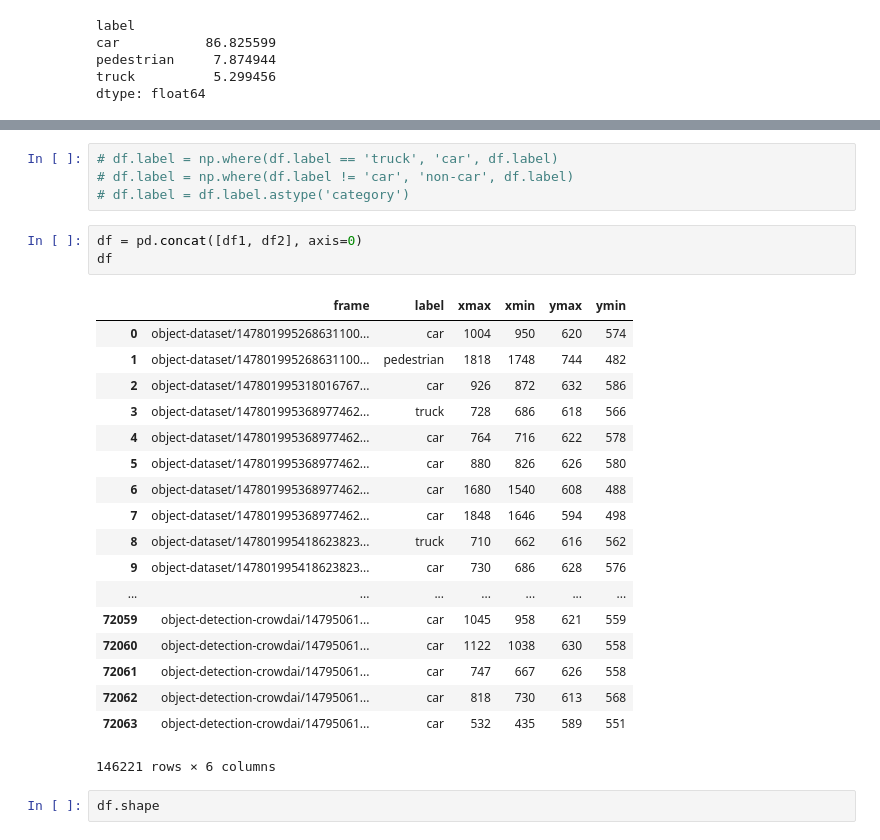
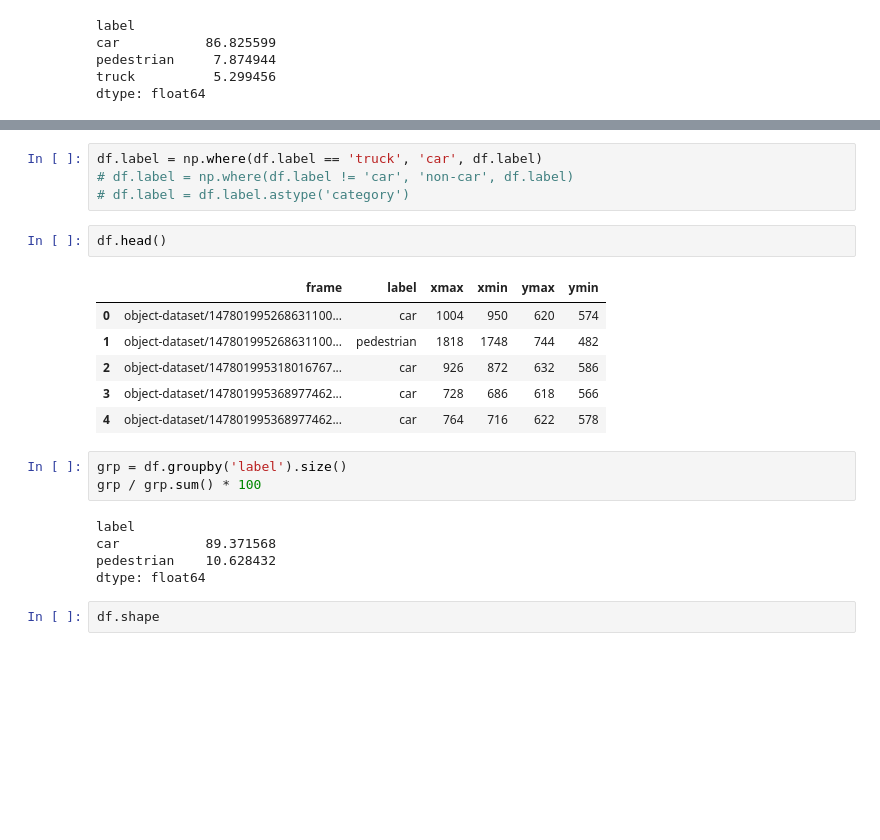
Before and after one commit to cocoza4/ssd_keras, a Jupyter notebook: groundtruth_builder.ipynb, the cells around one changed output, grey strips where cells are left out. Saved outputs shown, nothing was run; the diff lists cells and outputs as text; blank space fills up the shorter version.

```diff
--- a/groundtruth_builder.ipynb
+++ b/groundtruth_builder.ipynb
@@ -67,29 +77,24 @@ dtype: float64
 # %%
-# df.label = np.where(df.label == 'truck', 'car', df.label)
+df.label = np.where(df.label == 'truck', 'car', df.label)
 # df.label = np.where(df.label != 'car', 'non-car', df.label)
 # df.label = df.label.astype('category')
-# %%
-df = pd.concat([df1, df2], axis=0)
-df
-# %% [output]
-|  | frame | label | xmax | xmin | ymax | ymin |
-| 0 | object-dataset/147801995268631100... | car | 1004 | 950 | 620 | 574 |
-| 1 | object-dataset/147801995268631100... | pedestrian | 1818 | 1748 | 744 | 482 |
-| 2 | object-dataset/147801995318016767... | car | 926 | 872 | 632 | 586 |
-| 3 | object-dataset/147801995368977462... | truck | 728 | 686 | 618 | 566 |
-| 4 | object-dataset/147801995368977462... | car | 764 | 716 | 622 | 578 |
-| 5 | object-dataset/147801995368977462... | car | 880 | 826 | 626 | 580 |
-| 6 | object-dataset/147801995368977462... | car | 1680 | 1540 | 608 | 488 |
-| 7 | object-dataset/147801995368977462... | car | 1848 | 1646 | 594 | 498 |
-| 8 | object-dataset/147801995418623823... | truck | 710 | 662 | 616 | 562 |
-| 9 | object-dataset/147801995418623823... | car | 730 | 686 | 628 | 576 |
-| ... | ... | ... | ... | ... | ... | ... |
-| 72059 | object-detection-crowdai/14795061... | car | 1045 | 958 | 621 | 559 |
-| 72060 | object-detection-crowdai/14795061... | car | 1122 | 1038 | 630 | 558 |
-| 72061 | object-detection-crowdai/14795061... | car | 747 | 667 | 626 | 558 |
-| 72062 | object-detection-crowdai/14795061... | car | 818 | 730 | 613 | 568 |
-| 72063 | object-detection-crowdai/14795061... | car | 532 | 435 | 589 | 551 |
-146221 rows × 6 columns
+# %%
+df.head()
+# %% [output]
+|  | frame | label | xmax | xmin | ymax | ymin |
+| 0 | object-dataset/147801995268631100... | car | 1004 | 950 | 620 | 574 |
+| 1 | object-dataset/147801995268631100... | pedestrian | 1818 | 1748 | 744 | 482 |
+| 2 | object-dataset/147801995318016767... | car | 926 | 872 | 632 | 586 |
+| 3 | object-dataset/147801995368977462... | car | 728 | 686 | 618 | 566 |
+| 4 | object-dataset/147801995368977462... | car | 764 | 716 | 622 | 578 |
+# %%
+grp = df.groupby('label').size()
+grp / grp.sum() * 100
+# %% [output]
+label
+car           89.371568
+pedestrian    10.628432
+dtype: float64
 # %%
 df.shape
 # %% [output]
```
Also changed, not shown: parts of 15 cells of this notebook, 3 other files.
